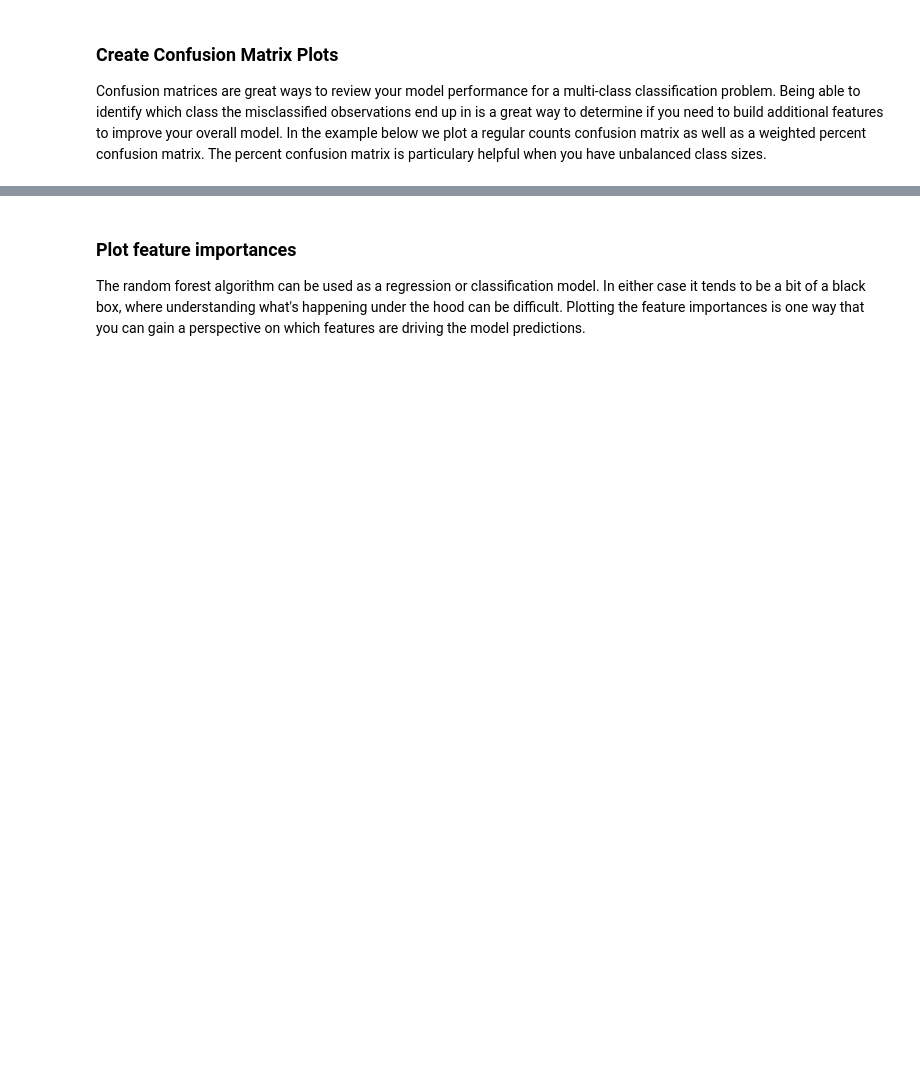
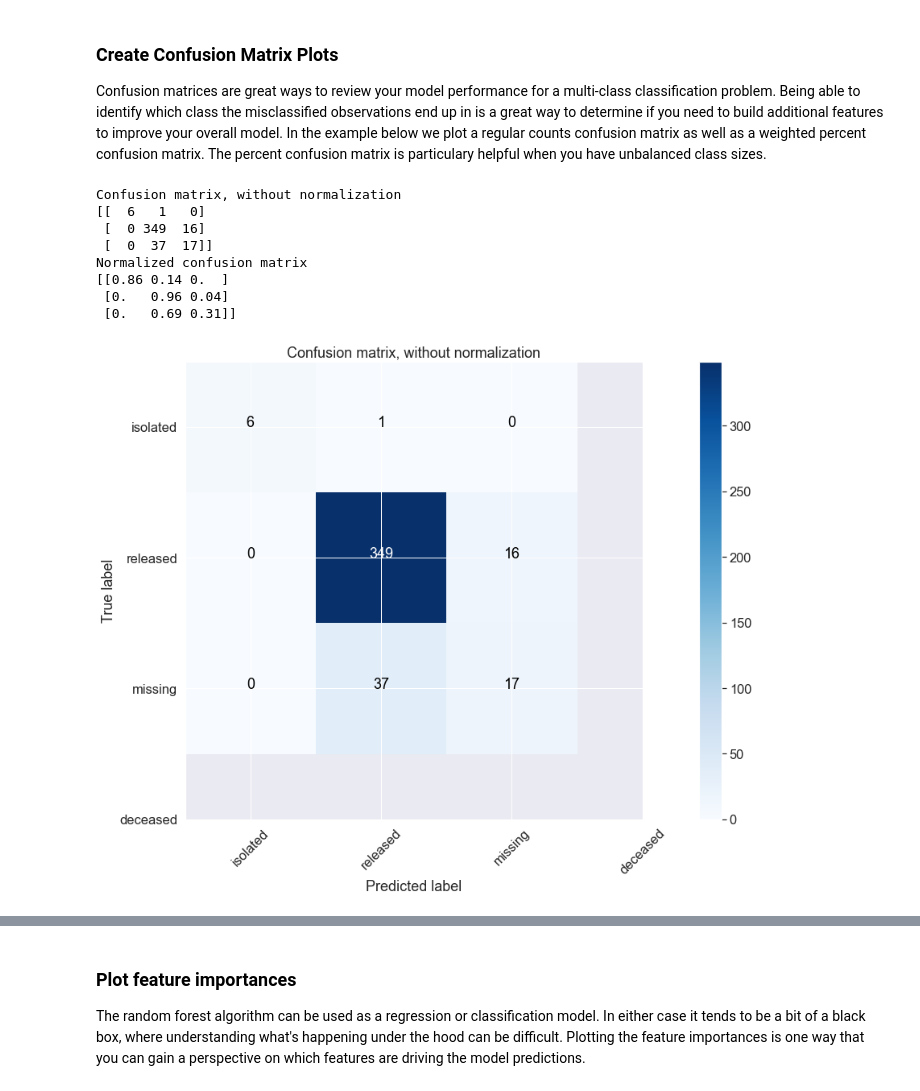
Before and after one commit to Erik1120/SpringboardProject, a Jupyter notebook: RandomForestCovid/RandomForest_casestudy_covid19.ipynb, the cells around one changed output, grey strips where cells are left out. Drawn from its saved outputs; the diff is of its cells as text; code cells hidden in the pictures; blank space fills up the shorter version.

Commit message:
Random Forest Exercise

```diff
--- a/RandomForestCovid/RandomForest_casestudy_covid19.ipynb
+++ b/RandomForestCovid/RandomForest_casestudy_covid19.ipynb
@@ -156,13 +492,22 @@ vn
 # %% [markdown]
 **<font color='teal'> Create dummy features for object type features. </font>**
+# %%
+X = pd.get_dummies(X)
 # %% [markdown]
 ### Split the data into test and train subsamples
+# %%
+# Imputation of missing values
+from sklearn.impute import KNNImputer
+imputer = KNNImputer(n_neighbors=2, weights="distance")
+X_new = imputer.fit_transform(X)
+X_new = pd.DataFrame(X_new, columns=X.columns)
 # %%
 from sklearn.model_selection import train_test_split
 
 # dont forget to define your X and y
 
-X_train, X_test, y_train, y_test = train_test_split(X, y, test_size=.2, random_state=1)
+
+X_train, X_test, y_train, y_test = train_test_split(X_new, y, test_size=.2, random_state=1)
 # %% [markdown]
 ### Scale data to prep for model creation
 # %%
@@ -240,32 +588,42 @@ def plot_confusion_matrix(cm, classes,
     tick_marks = np.arange(len(classes))
     plt.xticks(tick_marks, classes, rotation=45)
     plt.yticks(tick_marks, classes)
 
     fmt = '.2f' if normalize else 'd'
     thresh = cm.max() / 2.
     for i, j in itertools.product(range(cm.shape[0]), range(cm.shape[1])):
         plt.text(j, i, format(cm[i, j], fmt),
                  horizontalalignment="center",
                  color="white" if cm[i, j] > thresh else "black")
 
     plt.ylabel('True label')
     plt.xlabel('Predicted label')
     plt.tight_layout()
 
 
 # Compute confusion matrix
 cnf_matrix = confusion_matrix(y_test, y_pred)
 np.set_printoptions(precision=2)
 
 # Plot non-normalized confusion matrix
-plt.figure()
+plt.figure(figsize=(20,10))
 plot_confusion_matrix(cnf_matrix, classes=class_names,
                       title='Confusion matrix, without normalization')
 #plt.savefig('figures/RF_cm_multi_class.png')
 
 # Plot normalized confusion matrix
-plt.figure()
+plt.figure(figsize=(20,10))
 plot_confusion_matrix(cnf_matrix, classes=class_names, normalize=True,
                       title='Normalized confusion matrix')
 #plt.savefig('figures/RF_cm_proportion_multi_class.png', bbox_inches="tight")
 plt.show()
+# %% [output]
+Confusion matrix, without normalization
+[[  6   1   0]
+ [  0 349  16]
+ [  0  37  17]]
+Normalized confusion matrix
+[[0.86 0.14 0.  ]
+ [0.   0.96 0.04]
+ [0.   0.69 0.31]]
+[figure, added]
```
Also changed, not shown: parts of 39 cells of this notebook, 1 other file.
